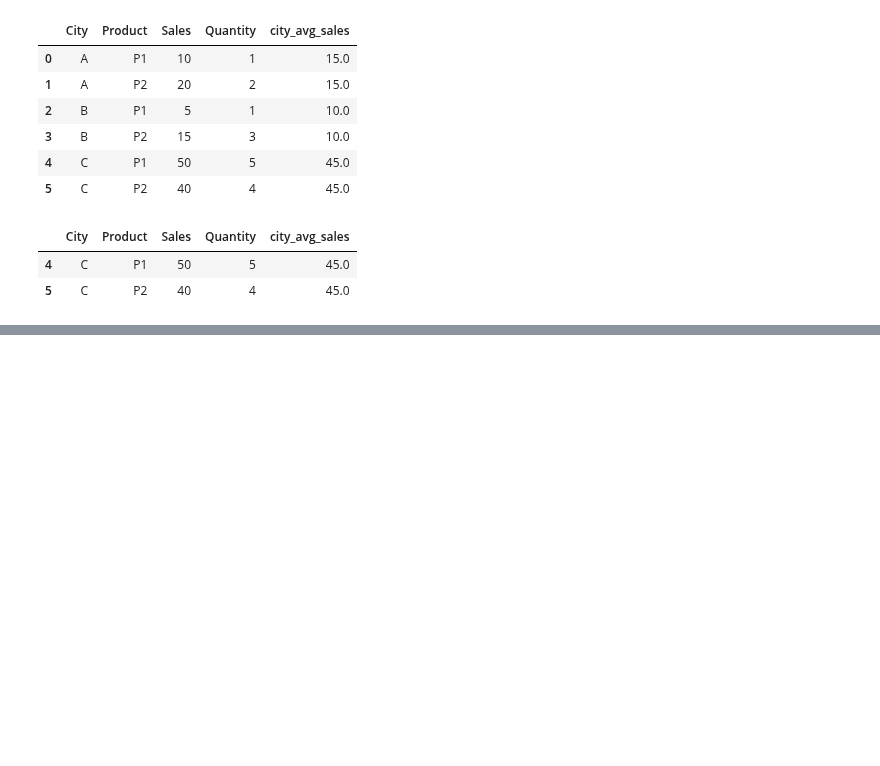
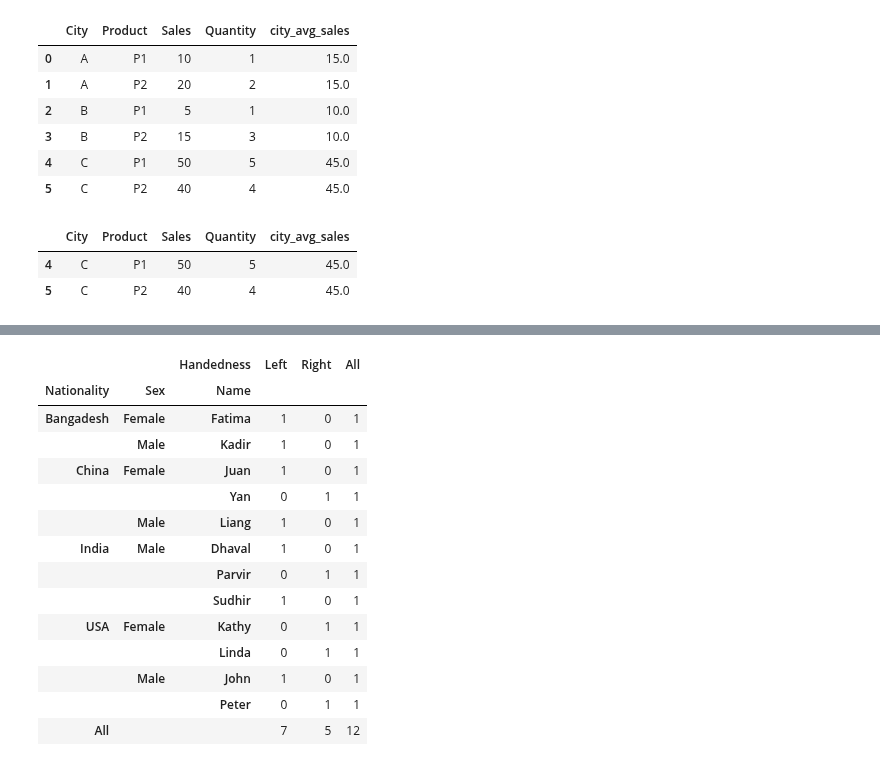
Before and after one commit to Masireddyvamshi/Exploratory_Data_Analysis, a Jupyter notebook: PandasYT.ipynb, the cells around one changed output, grey strips where cells are left out. Cells and saved outputs as stored; diff of their text form; code cells hidden in the pictures; blank space fills up the shorter version.

```diff
--- a/PandasYT.ipynb
+++ b/PandasYT.ipynb
@@ -3913,0 +4008,3 @@ df.groupby('City').filter(lambda x:x['Sales'].sum()>50)
+# %%
+df = pd.read_excel(r"C:\Users\masir\Downloads\survey.xls")
+df
@@ -3913,0 +4080,18 @@ df.groupby('City').filter(lambda x:x['Sales'].sum()>50)
+# %%
+pd.crosstab([df['Nationality'],df['Sex'],df['Name']],df['Handedness'],margins=True)
+# %% [output]
+|  |  | Handedness | Left | Right | All |
+| Nationality | Sex | Name |  |  |  |
+| Bangadesh | Female | Fatima | 1 | 0 | 1 |
+|  | Male | Kadir | 1 | 0 | 1 |
+| China | Female | Juan | 1 | 0 | 1 |
+|  |  | Yan | 0 | 1 | 1 |
+|  | Male | Liang | 1 | 0 | 1 |
+| India | Male | Dhaval | 1 | 0 | 1 |
+|  |  | Parvir | 0 | 1 | 1 |
+|  |  | Sudhir | 1 | 0 | 1 |
+| USA | Female | Kathy | 0 | 1 | 1 |
+|  |  | Linda | 0 | 1 | 1 |
+|  | Male | John | 1 | 0 | 1 |
+|  |  | Peter | 0 | 1 | 1 |
+| All |  |  | 7 | 5 | 12 |
```
Also changed, not shown: parts of 41 cells of this notebook.
